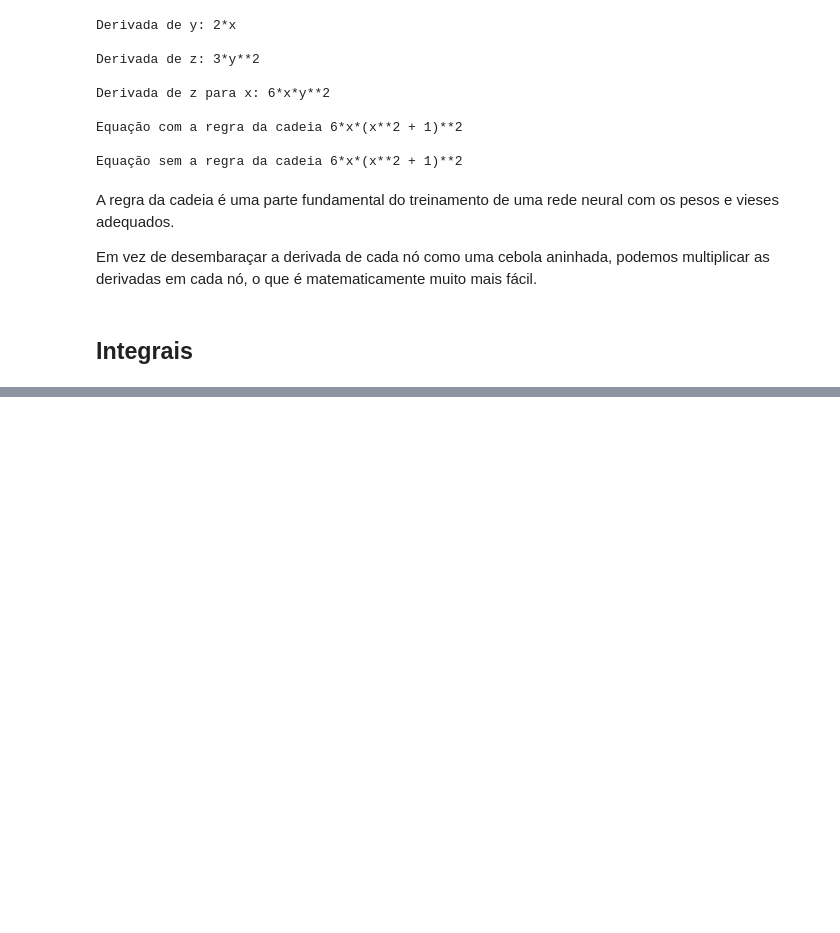
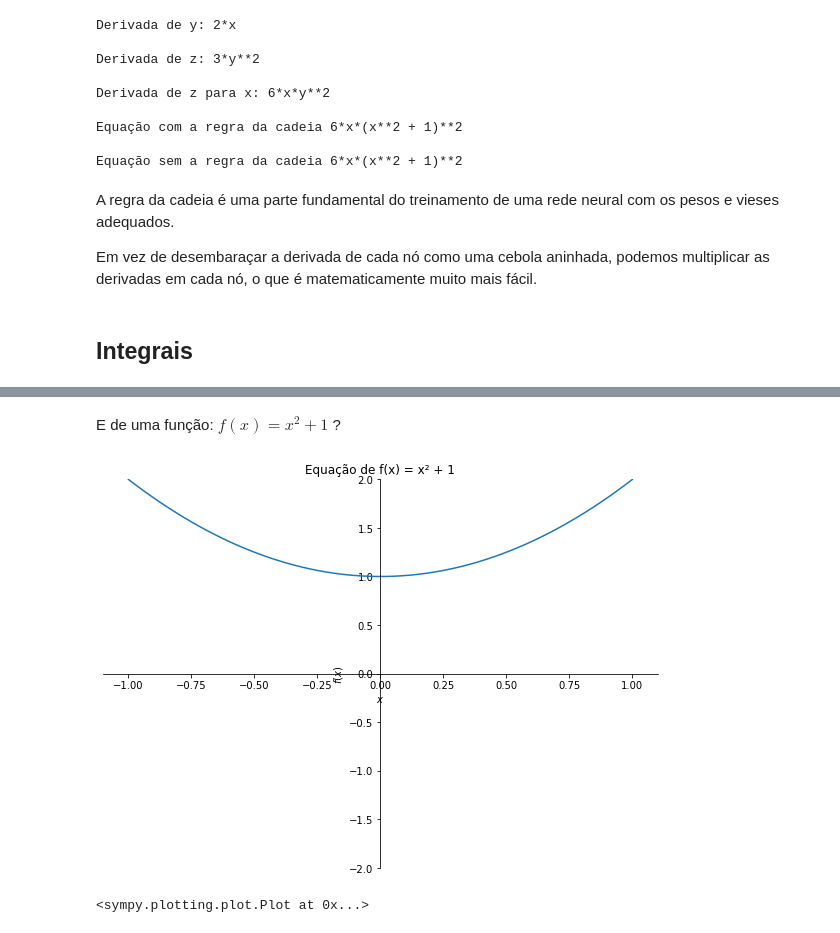
Before and after one commit to FranciscoFoz/math-stats-training, a Jupyter notebook: Matemática/matematica_basica.ipynb, the cells around one changed output, grey strips where cells are left out. Drawn from its saved outputs; the diff is of its cells as text; code cells hidden in the pictures; blank space fills up the shorter version.

```diff
--- a/Matemática/matematica_basica.ipynb
+++ b/Matemática/matematica_basica.ipynb
@@ -771,0 +805,15 @@ mais fácil.
+# %% [markdown]
+E de uma função: $ f(x) = x^2 + 1 $ ?
+# %%
+from sympy import *
+
+x = symbols('x')
+f = x**2 + 1
+plot(f,
+     (x, -1, 1),
+     ylim=(-2, 2),
+     size=(8,6),
+     title='Equação de f(x) = x² + 1')
+# %% [output]
+[figure, added]
+<sympy.plotting.plot.Plot at 0x...>
```
Also changed, not shown: parts of 5 cells of this notebook.
